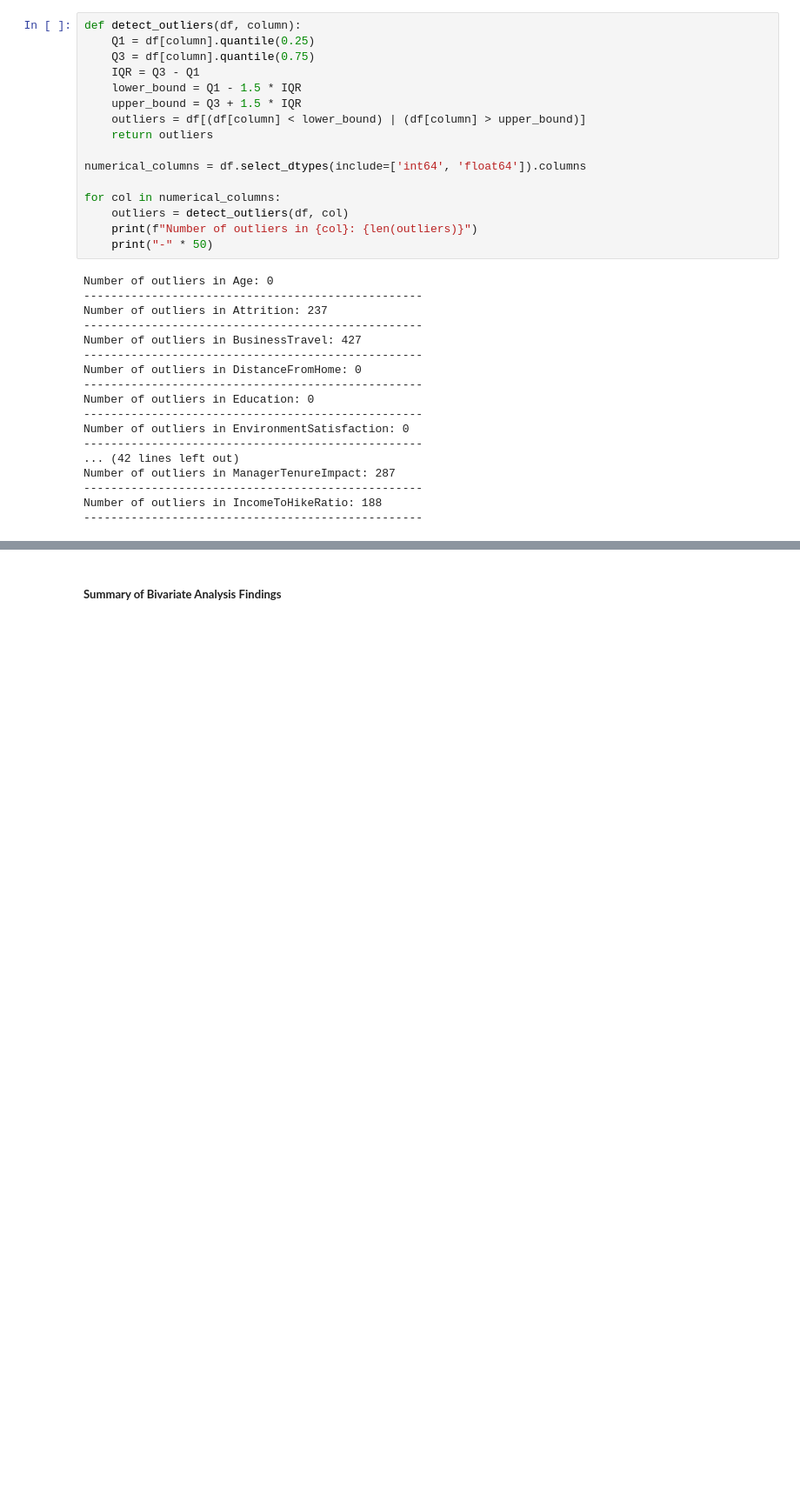
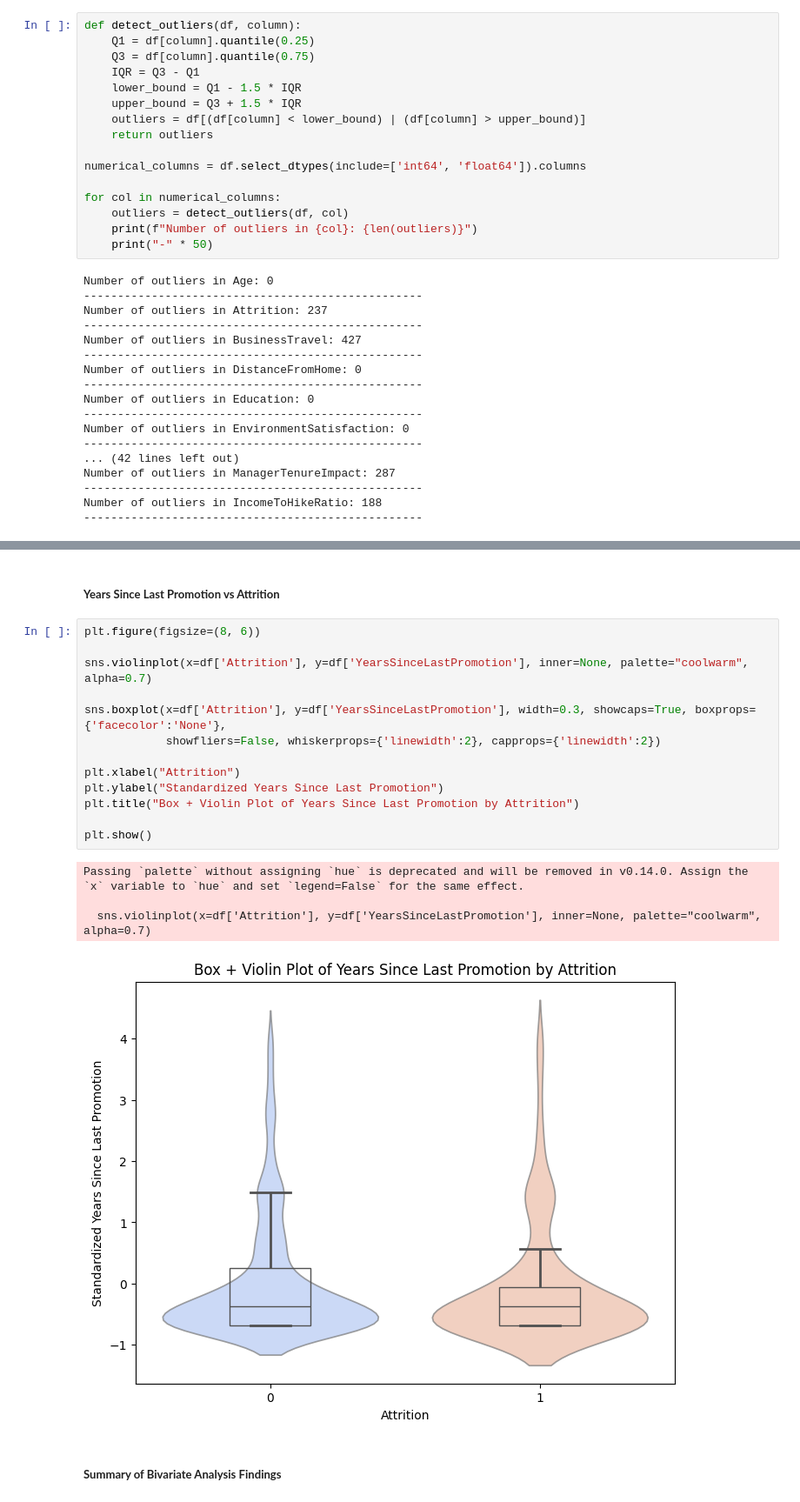
Before and after one commit to APaguil1990/SOLLDA1_MCO, a Jupyter notebook: IBM-Employee-Attrition-MCO.ipynb, the cells around one changed output, grey strips where cells are left out. Shown at 87% size. Cells and saved outputs as stored; diff of their text form; blank space fills up the shorter version.

```diff
--- a/IBM-Employee-Attrition-MCO.ipynb
+++ b/IBM-Employee-Attrition-MCO.ipynb
@@ -556,3 +653,23 @@ plt.show()
+# %% [markdown]
+##### **Years Since Last Promotion vs Attrition**
+# %%
+plt.figure(figsize=(8, 6))
+
+sns.violinplot(x=df['Attrition'], y=df['YearsSinceLastPromotion'], inner=None, palette="coolwarm", alpha=0.7)
+
+sns.boxplot(x=df['Attrition'], y=df['YearsSinceLastPromotion'], width=0.3, showcaps=True, boxprops={'facecolor':'None'},
+            showfliers=False, whiskerprops={'linewidth':2}, capprops={'linewidth':2})
+
+plt.xlabel("Attrition")
+plt.ylabel("Standardized Years Since Last Promotion")
+plt.title("Box + Violin Plot of Years Since Last Promotion by Attrition")
+
+plt.show()
+# %% [output]
+Passing `palette` without assigning `hue` is deprecated and will be removed in v0.14.0. Assign the `x` variable to `hue` and set `legend=False` for the same effect.
+
+  sns.violinplot(x=df['Attrition'], y=df['YearsSinceLastPromotion'], inner=None, palette="coolwarm", alpha=0.7)
+[figure, added]
 # %% [markdown]
 ##### **Summary of Bivariate Analysis Findings**
 # %% [markdown]
```
Also changed, not shown: parts of 48 cells of this notebook.
